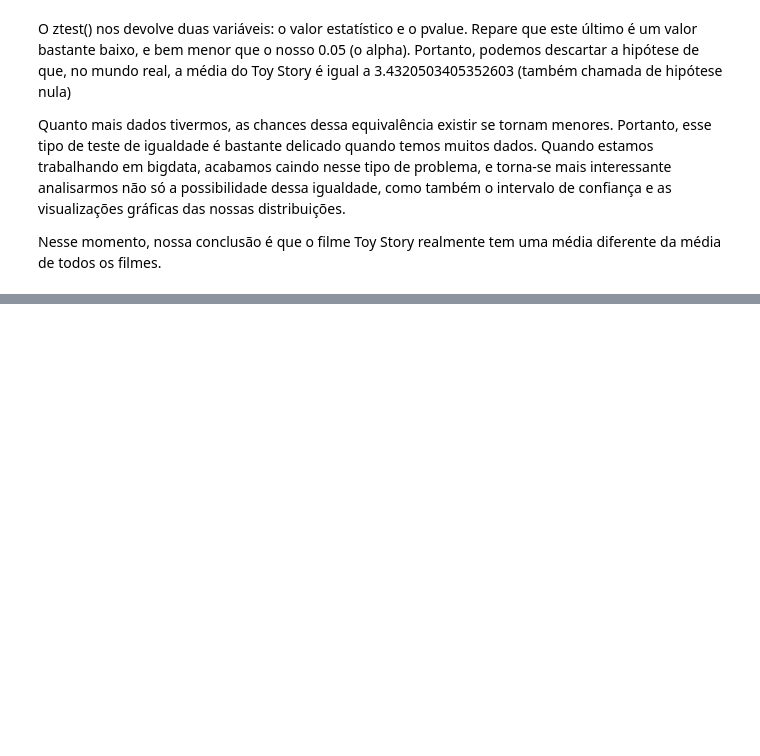
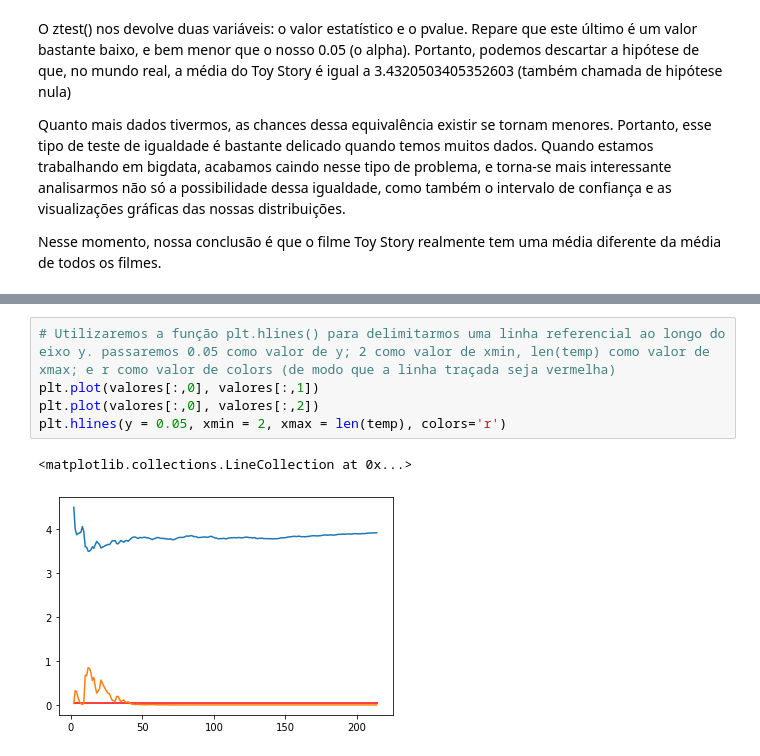
Before and after one commit to marantmir/Formacao_Data_Science, a Jupyter notebook: Data_Science_Introdução_a_Testes.ipynb, the cells around one changed output, grey strips where cells are left out. Drawn from its saved outputs; the diff is of its cells as text; blank space fills up the shorter version.

```diff
--- a/Data_Science_Introdução_a_Testes.ipynb
+++ b/Data_Science_Introdução_a_Testes.ipynb
@@ -465,0 +524,8 @@ Nesse momento, nossa conclusão é que o filme Toy Story realmente tem uma médi
+# %%
+# Utilizaremos a função plt.hlines() para delimitarmos uma linha referencial ao longo do eixo y. passaremos 0.05 como valor de y; 2 como valor de xmin, len(temp) como valor de xmax; e r como valor de colors (de modo que a linha traçada seja vermelha)
+plt.plot(valores[:,0], valores[:,1])
+plt.plot(valores[:,0], valores[:,2])
+plt.hlines(y = 0.05, xmin = 2, xmax = len(temp), colors='r')
+# %% [output]
+<matplotlib.collections.LineCollection at 0x...>
+[figure, added]
```
Also changed, not shown: parts of 6 cells of this notebook.
